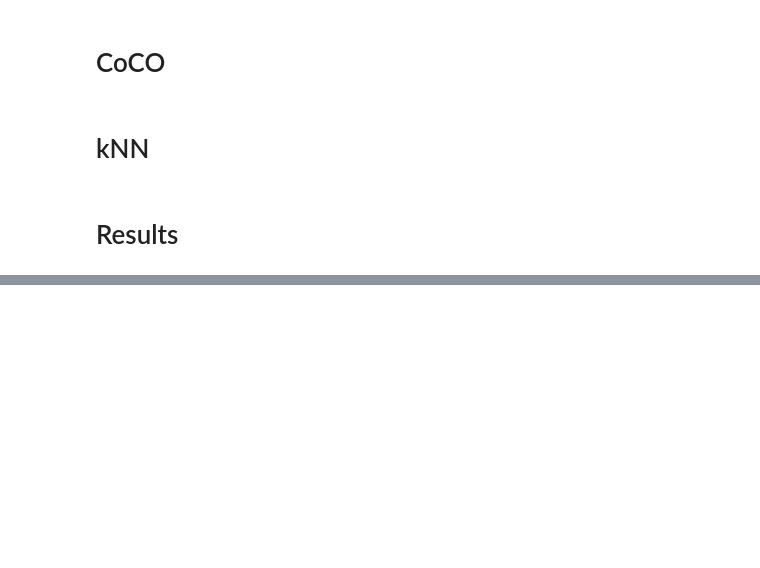
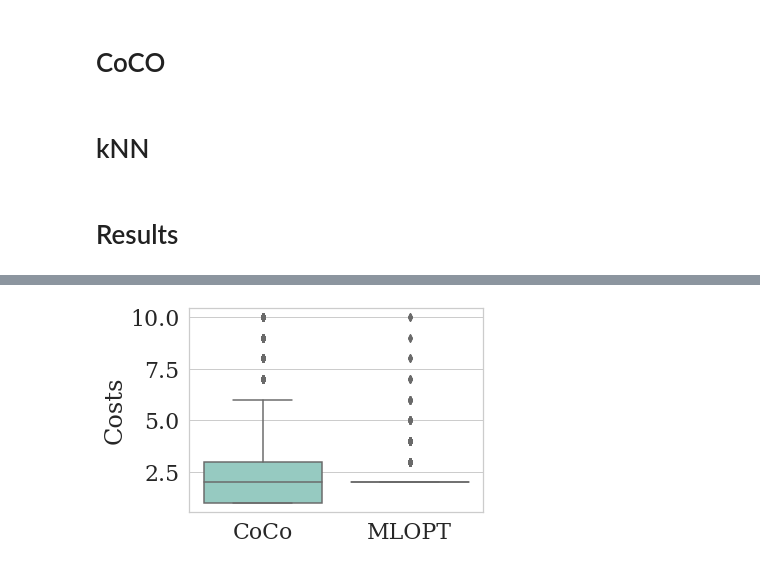
Before and after one commit to acauligi/ee364b-project, a Jupyter notebook: results.ipynb, the cells around one changed output, grey strips where cells are left out. Drawn from its saved outputs; the diff is of its cells as text; code cells hidden in the pictures; blank space fills up the shorter version.

Commit message:
Final results plots

```diff
--- a/results.ipynb
+++ b/results.ipynb
@@ -194,0 +203,18 @@ figure = ax2.get_figure()
+# %%
+coco_feasible_evals = [coco_evals[ii]+1 for ii in range(n_test) if coco_feasible[ii]]
+mlopt_feasible_evals = [mlopt_evals[ii]+1 for ii in range(n_test) if mlopt_feasible[ii]]
+
+results = pd.DataFrame()
+results['Evals'] = coco_feasible_evals + mlopt_feasible_evals
+results['Policy'] = ['CoCo']*len(coco_feasible_evals) +   ['MLOPT']*len(mlopt_feasible_evals)
+
+ax2 = sns.boxplot(x=results['Policy'], y=results['Evals'], palette="Set3")
+ax2.set(xlabel="", ylabel="Costs")
+
+plt.tight_layout()
+# plt.ylim(0, int(math.ceil(np.max(np.maximum(coco_feasible_cost_ratios, mlopt_feasible_cost_ratios, knn_feasible_cost_ratios)) / 10.0)) * 10)
+
+figure = ax2.get_figure()
+figure.savefig("evals.pdf")
+# %% [output]
+[figure, added]
```
Also changed, not shown: parts of 9 cells of this notebook.
